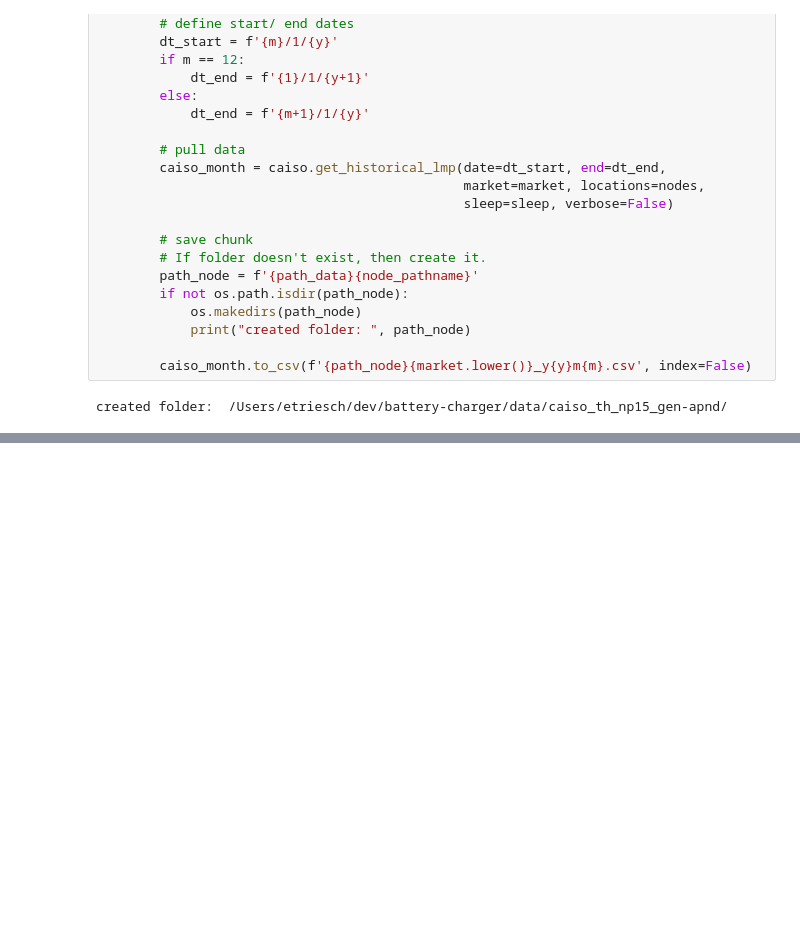
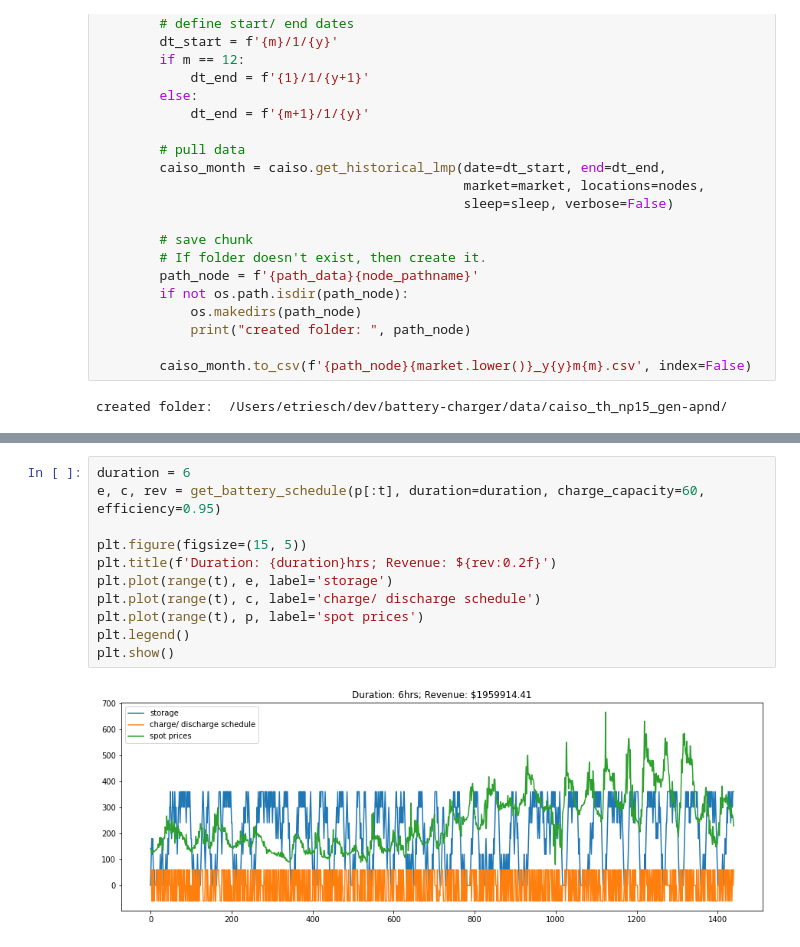
Before and after one commit to etrieschman/battery-charger, a Jupyter notebook: download_data.ipynb, the cells around one changed output, grey strips where cells are left out. Saved outputs shown, nothing was run; the diff lists cells and outputs as text; blank space fills up the shorter version.

```diff
--- a/download_data.ipynb
+++ b/download_data.ipynb
@@ -59,0 +102,13 @@ created folder:  /Users/etriesch/dev/battery-charger/data/caiso_th_np15_gen-apnd
+# %%
+duration = 6
+e, c, rev = get_battery_schedule(p[:t], duration=duration, charge_capacity=60, efficiency=0.95)
+
+plt.figure(figsize=(15, 5))
+plt.title(f'Duration: {duration}hrs; Revenue: ${rev:0.2f}')
+plt.plot(range(t), e, label='storage')
+plt.plot(range(t), c, label='charge/ discharge schedule')
+plt.plot(range(t), p, label='spot prices')
+plt.legend()
+plt.show()
+# %% [output]
+[figure, added]
```
Also changed, not shown: parts of 9 cells of this notebook.
